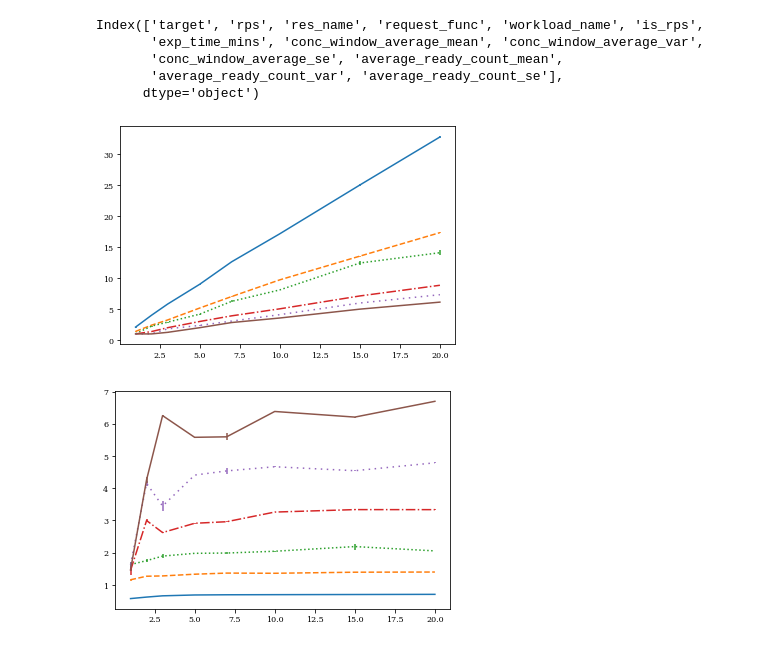
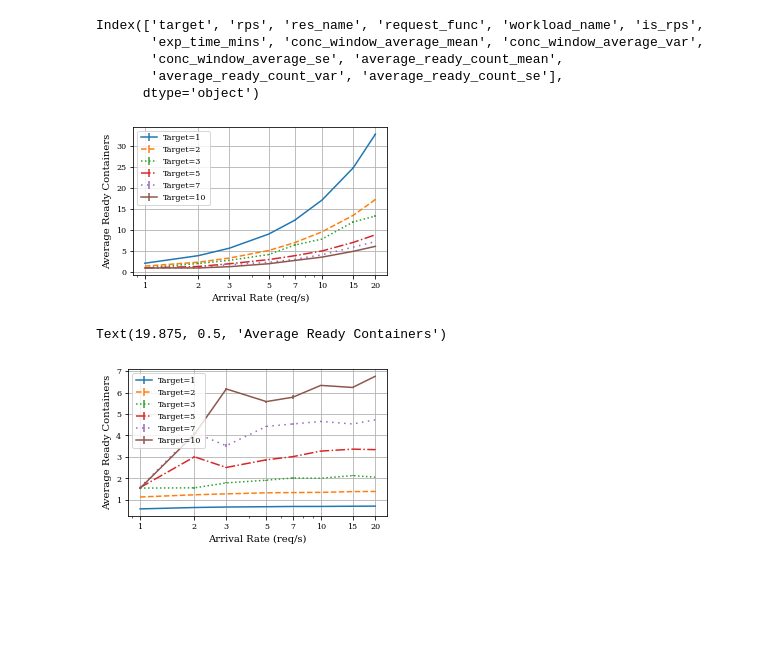
Before and after one commit to pacslab/conc-value-perf-modelling, a Jupyter notebook: experiments/parse_multiple.ipynb, the cells around one changed output. Saved outputs shown, nothing was run; the diff lists cells and outputs as text; code cells hidden in the pictures; blank space fills up the shorter version.

Commit message:
cleaned up the plots

```diff
--- a/experiments/parse_multiple.ipynb
+++ b/experiments/parse_multiple.ipynb
@@ -102,23 +102,39 @@ Index(['target', 'rps', 'res_name', 'request_func', 'workload_name', 'is_rps',
        'conc_window_average_se', 'average_ready_count_mean',
        'average_ready_count_var', 'average_ready_count_se'],
       dtype='object')
+# %%
+rps_ticks = overview_parsed_df['rps'].unique()
 # %%
-plt.figure()
+plt.figure(figsize=(4,2.5))
 for target_value in overview_parsed_df['target'].unique():
     sub_df = overview_parsed_df.loc[overview_parsed_df['target'] == target_value, :]
     # plt.semilogx(sub_df['rps'], sub_df['average_ready_count_mean'])
-    plt.errorbar(sub_df['rps'], sub_df['average_ready_count_mean'], yerr=sub_df['average_ready_count_se'])
+    plt.errorbar(sub_df['rps'], sub_df['average_ready_count_mean'], yerr=sub_df['average_ready_count_se'], label=f"Target={target_value}")
 
-parse_util.fix_log_x_plot()
+plt.gca().set_xscale('log')
+plt.xticks(rps_ticks, rps_ticks)
+plt.legend()
+plt.tight_layout()
+plt.grid(True)
+plt.xlabel("Arrival Rate (req/s)")
+plt.ylabel("Average Ready Containers")
+parse_util.tmp_fig_save('average_ready_containers_vs_arrival_rate', exp_config_name)
 # %% [output]
-[figure, old version]
+[figure, new version]
 # %%
-plt.figure()
+plt.figure(figsize=(4,2.5))
 for target_value in overview_parsed_df['target'].unique():
     sub_df = overview_parsed_df.loc[overview_parsed_df['target'] == target_value, :]
     # plt.semilogx(sub_df['rps'], sub_df['conc_window_average_mean'])
-    plt.errorbar(sub_df['rps'], sub_df['conc_window_average_mean'], yerr=sub_df['conc_window_average_se'])
+    plt.errorbar(sub_df['rps'], sub_df['conc_window_average_mean'], yerr=sub_df['conc_window_average_se'], label=f"Target={target_value}")
 
-parse_util.fix_log_x_plot()
+plt.gca().set_xscale('log')
+plt.xticks(rps_ticks, rps_ticks)
+plt.legend()
+plt.tight_layout()
+plt.grid(True)
+plt.xlabel("Arrival Rate (req/s)")
+plt.ylabel("Average Ready Containers")
 # %% [output]
+Text(19.875, 0.5, 'Average Ready Containers')
-[figure, old version]
+[figure, new version]
```
Also changed, not shown: parts of 2 cells of this notebook, 1 other file.
